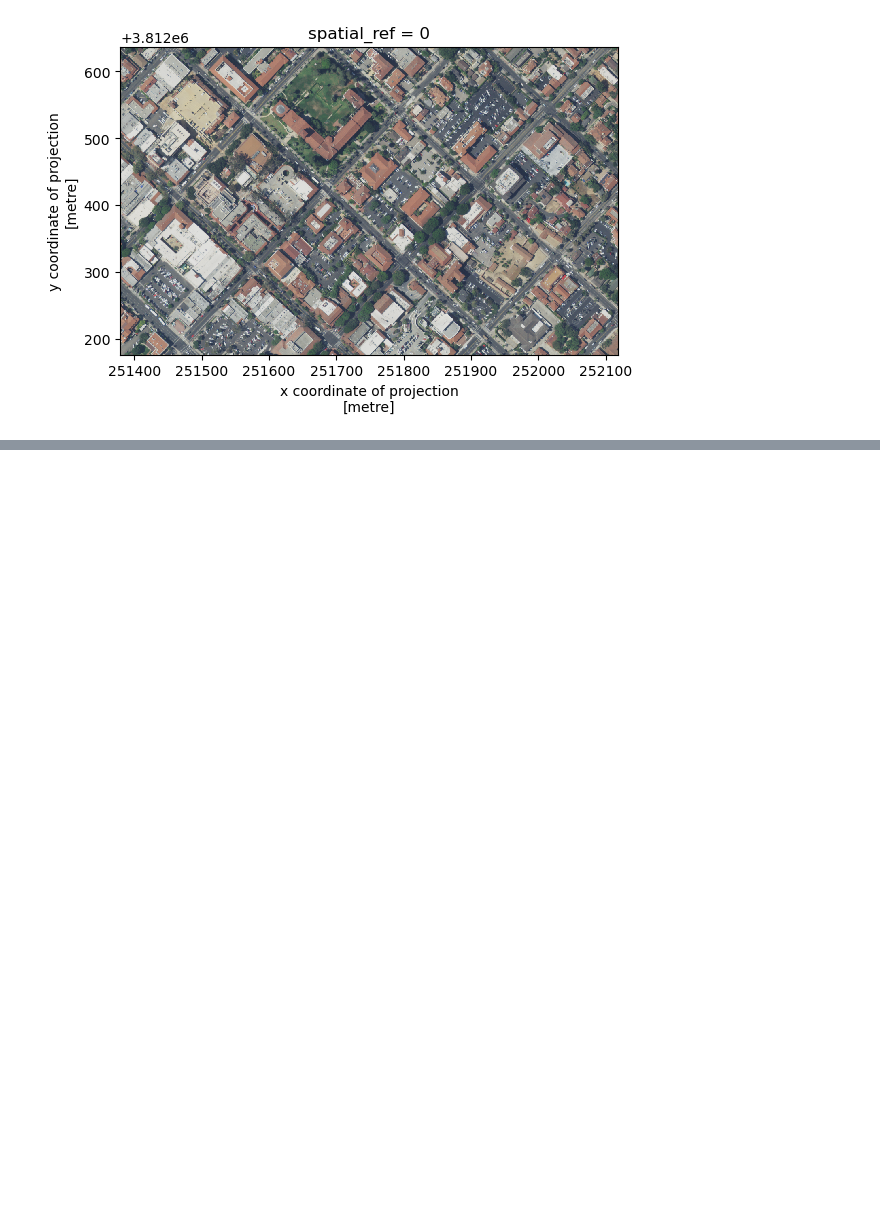
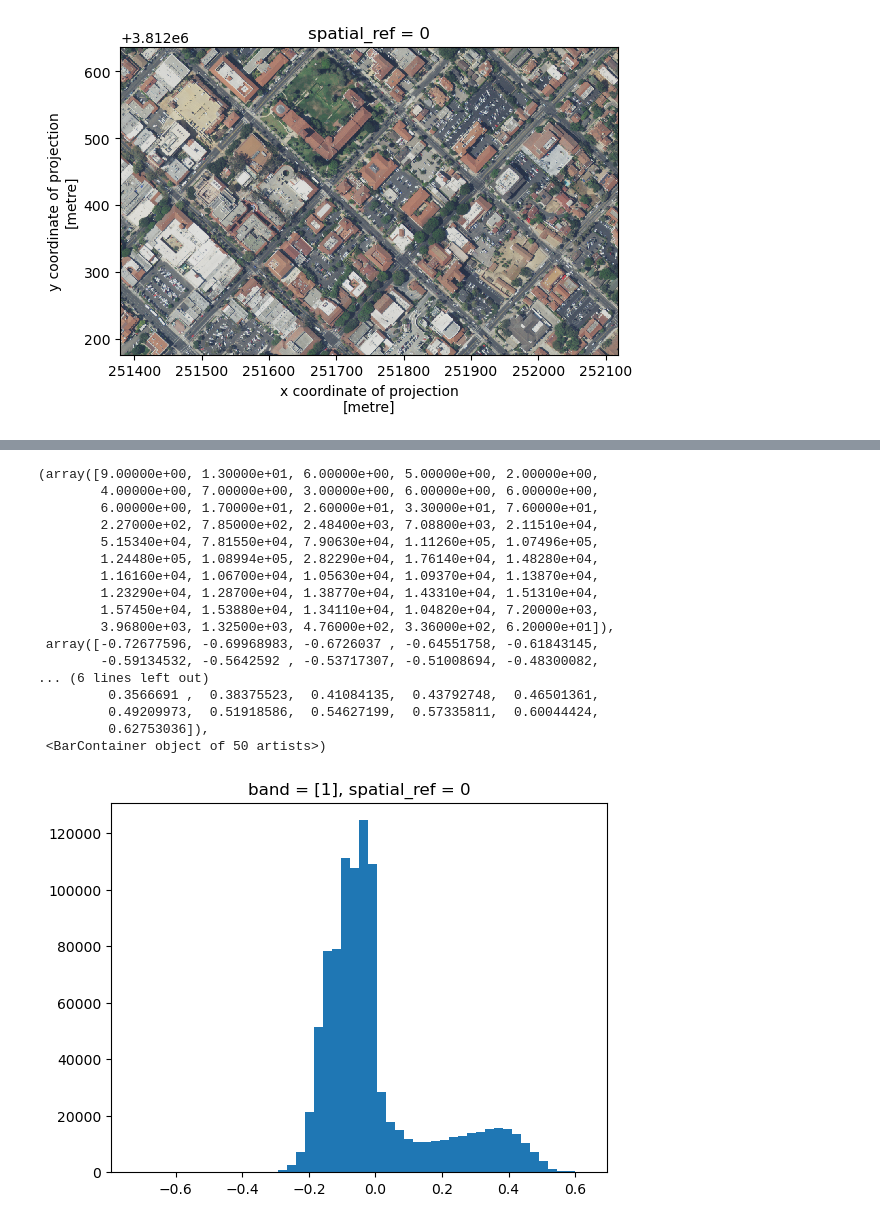
Before and after one commit to amandaherbst/eds220-week-6, a Jupyter notebook: rioxarray.ipynb, the cells around one changed output, grey strips where cells are left out. Drawn from its saved outputs; the diff is of its cells as text; code cells hidden in the pictures; blank space fills up the shorter version.

```diff
--- a/rioxarray.ipynb
+++ b/rioxarray.ipynb
@@ -241,0 +315,22 @@ rgb_small.plot.imshow(size = size,
+# %%
+# create a histogram of the ndvi values
+ndvi.plot.hist(bins = 50)
+# %% [output]
+(array([9.00000e+00, 1.30000e+01, 6.00000e+00, 5.00000e+00, 2.00000e+00,
+        4.00000e+00, 7.00000e+00, 3.00000e+00, 6.00000e+00, 6.00000e+00,
+        6.00000e+00, 1.70000e+01, 2.60000e+01, 3.30000e+01, 7.60000e+01,
+        2.27000e+02, 7.85000e+02, 2.48400e+03, 7.08800e+03, 2.11510e+04,
+        5.15340e+04, 7.81550e+04, 7.90630e+04, 1.11260e+05, 1.07496e+05,
+        1.24480e+05, 1.08994e+05, 2.82290e+04, 1.76140e+04, 1.48280e+04,
+        1.16160e+04, 1.06700e+04, 1.05630e+04, 1.09370e+04, 1.13870e+04,
+        1.23290e+04, 1.28700e+04, 1.38770e+04, 1.43310e+04, 1.51310e+04,
+        1.57450e+04, 1.53880e+04, 1.34110e+04, 1.04820e+04, 7.20000e+03,
+        3.96800e+03, 1.32500e+03, 4.76000e+02, 3.36000e+02, 6.20000e+01]),
+ array([-0.72677596, -0.69968983, -0.6726037 , -0.64551758, -0.61843145,
+        -0.59134532, -0.5642592 , -0.53717307, -0.51008694, -0.48300082,
+... (6 lines left out)
+         0.3566691 ,  0.38375523,  0.41084135,  0.43792748,  0.46501361,
+         0.49209973,  0.51918586,  0.54627199,  0.57335811,  0.60044424,
+         0.62753036]),
+ <BarContainer object of 50 artists>)
+[figure, added]
```
Also changed, not shown: parts of 12 cells of this notebook.
